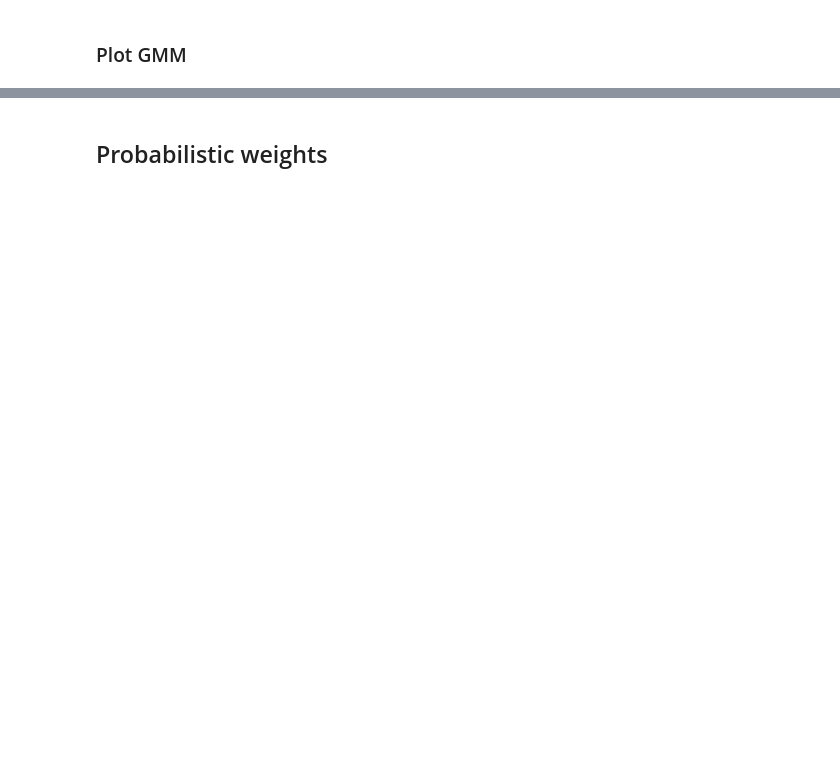
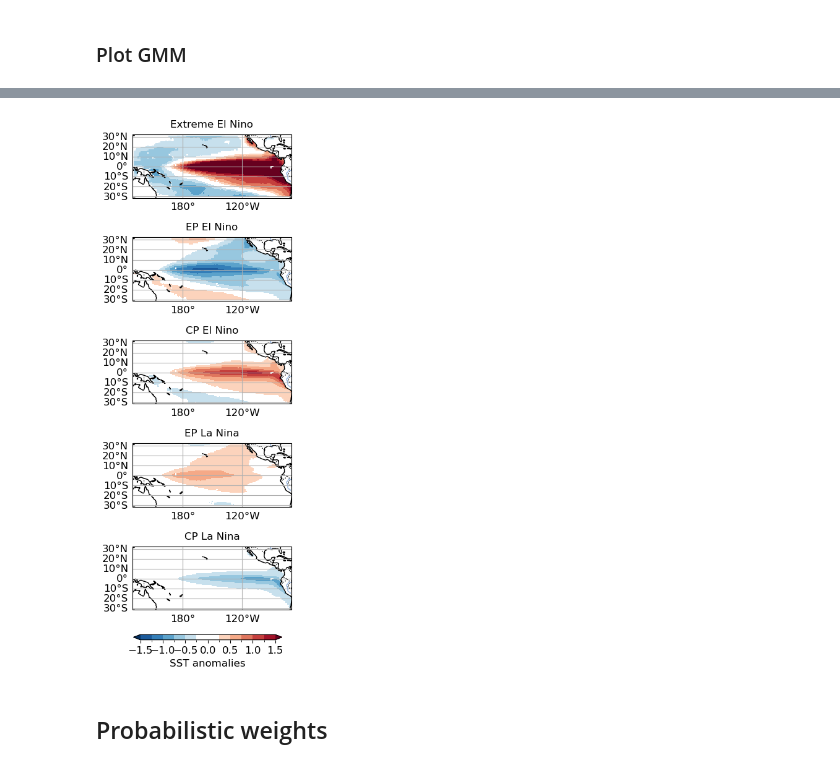
Before and after one commit to jakob-schloer/LatentGMM, a Jupyter notebook: scripts/pcgmm.ipynb, the cells around one changed output, grey strips where cells are left out. Saved outputs shown, nothing was run; the diff lists cells and outputs as text; code cells hidden in the pictures; blank space fills up the shorter version.

Commit message:
GMM on CESM2 data

```diff
--- a/scripts/pcgmm.ipynb
+++ b/scripts/pcgmm.ipynb
@@ -76,7 +76,7 @@ array([<GeoAxes: >, <GeoAxes: >], dtype=object)
 # %%
 reload(utenso)
 month_range=[12, 2]
-x_enso, x_events = utenso.select_enso_events(ds, month_range=month_range, threshold='std')
+x_enso, x_events = utenso.select_enso_events(ds, month_range=month_range, threshold=0.5)
 z_enso = xr.DataArray(
     data=sppca.transform(x_enso),
     coords={'time': x_enso['time'].data, 'eof': np.arange(1, sppca.n_components+1)}
@@ -198,34 +210,36 @@ ax.legend(bbox_to_anchor=(0., 1.0, 1., 0.1), loc="lower left", ncol=3, mode='exp
 # %%
 # Plot mean of Gaussian mixtures
 plparam = {'ssta': dict(vmin=-1.5, vmax=1.5, step=0.25, cmap='RdBu_r', centercolor="#ffffff"),
            'ssha': dict(vmin=-.15, vmax=.15, step=0.025,cmap='RdGy_r', centercolor="#ffffff")}
 labels = ['Extreme El Nino', 'EP El Nino', 'CP El Nino', 'EP La Nina', 'CP La Nina',]
 
 means = sppca.inverse_transform(gmm_pca.means_, newdim='mu')
 # Unnormalize
-if data_config['normalization'] is not None:
+if 'normalizer' in ds[list(ds.data_vars)[0]].attrs.keys():
     for var in list(ds.data_vars):
-        means[var] = ds.attrs[var]['normalizer'].inverse_transform(means[var])
+        means[var] = ds[var].attrs['normalizer'].inverse_transform(means[var])
 
 vars = ds.data_vars
 fig = plt.figure(figsize=(4*len(vars), 1.7*len(gmm_order)))
 proj = ctp.crs.PlateCarree(central_longitude=180)
 for i, k in enumerate(gmm_order):
     mu = means.sel(mu=k)
     for j, var in enumerate(vars):
         idx = len(vars)*i+j+1
         ax = fig.add_subplot(len(gmm_order), len(vars), idx, projection=proj)
         im = gpl.plot_map(mu[var], central_longitude=180, ax=ax,
                           bar='discrete', add_bar=False, **plparam[var])
         im['gl'].top_labels = False
 #        ax.set_title(rf"$c_{k+1}$", fontsize=14)
         ax.set_title(labels[i], fontsize=12)
 
 # Shared colorbar
 cbar_ax = fig.add_axes([0.2, -.01, 0.6, 0.01])
 cbar = plt.colorbar(im['im'], orientation='horizontal', shrink=0.7,
                     cax=cbar_ax, extend='both')
 cbar.set_label(f"SST anomalies", size=12)
+# %% [output]
+[figure, added]
 # %%
 # Save means
 if False:
```
Also changed, not shown: parts of 11 cells of this notebook, 5 other files.
